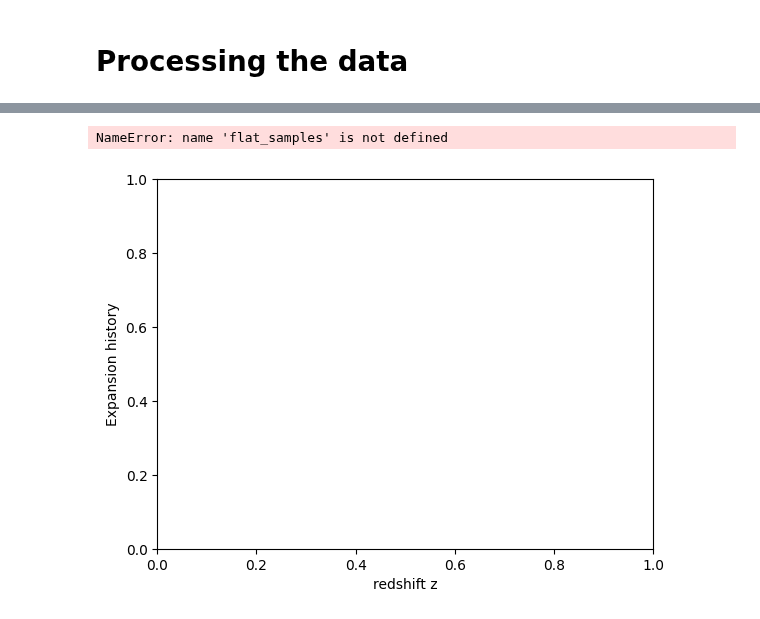
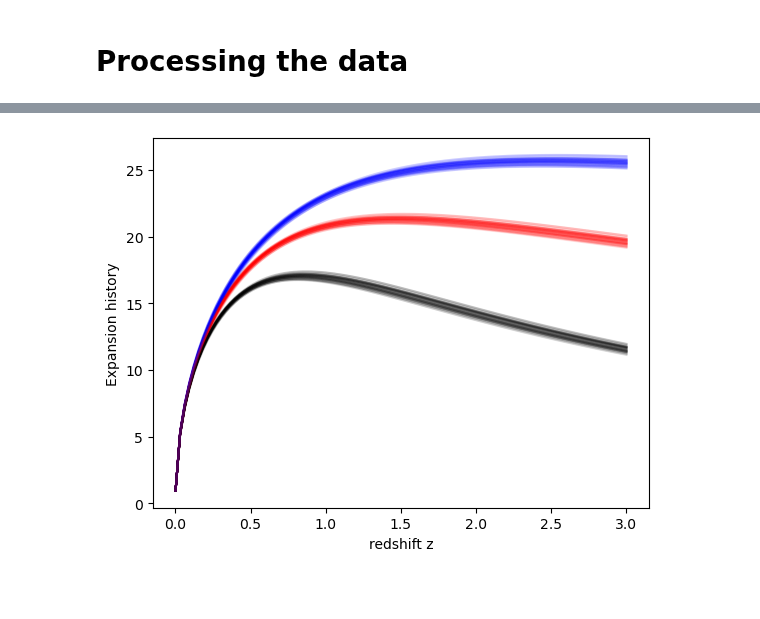
Before and after one commit to CarolaZano/4DEGB-tests, a Jupyter notebook: Parameter_inference/Combined/MCMC_combined_latest_V.ipynb, the cells around one changed output, grey strips where cells are left out. Saved outputs shown, nothing was run; the diff lists cells and outputs as text; code cells hidden in the pictures; blank space fills up the shorter version.

```diff
--- a/Parameter_inference/Combined/MCMC_combined_latest_V.ipynb
+++ b/Parameter_inference/Combined/MCMC_combined_latest_V.ipynb
@@ -223,11 +223,11 @@ def log_likelihood_DR16_LYA(theta , df):
         return ans
 # %%
 def log_prior(theta):
-    Omg_c, Omg_b, h, alpha_t, Omg_k = theta
-
+    Omg_c, Omg_b, h, alpha_t = theta
+    Omg_k = 0
     wb = Omg_b*h**2
     wm = (Omg_c + Omg_b)*h**2
-    if 0.025 < wm < 0.64 and 0.0025 < wb < 0.25 and 0 < Omg_c < 1 and 0 < h < 1 and -1e-50 < alpha_t < 1 and -1e-1 < Omg_k < 1e1:
+    if 0.025 < wm < 0.64 and 0.0025 < wb < 0.25 and 0 < Omg_c < 1 and 0 < h < 1 and -1e-50 < alpha_t < 5.68e-36:
         return 0.0
     return -np.inf
 # %%
@@ -363,7 +363,7 @@ df_DMDH_LYA_cross = pd.read_csv('~/4DEGB/4DEGB_data/SDSS_BOSS_data/DR16_LYA_cros
 #We choose Omg_c = np.linspace(0,1,100), Omg_b = 0.05 and h = 1.6 to span the likelihood
 
 for i in range(100):
-    theta = [np.linspace(0,1,100)[i], 0.05, 1.6,0,0]
+    theta = [np.linspace(0,1,100)[i], 0.05, 1.6,0]
     Omg_r = (2.47e-5*1.6**-2)*1.6949484 # last factor due to neutrinos
     plt.scatter(D_V_H0([0.15,0.15],[np.linspace(0,1,100)[i] , 0.05 , 0 , Omg_r ,0,0])[0]/r_d_H0([np.linspace(0,1,100)[i] , 0.05 , 0 , Omg_r ,0,0],1.6),log_likelihood_MGS(theta,df_DV_MGS), color = "b")
     plt.scatter(D_V_H0([0.15,0.15],[np.linspace(0,1,100)[i] , 0.05 , 0 , Omg_r ,0,0])[0]/r_d_H0([np.linspace(0,1,100)[i] , 0.05 , 0 , Omg_r ,0,0],1.6),log_likelihood_DR16_ELG(theta,df_DV_DR16_ELG), color = "r")
@@ -500,15 +500,14 @@ plt.ylabel("Expansion history");
 # Choose the seed parameters.
 Omg_c_est = 0.3
 h_est = 0.5
-alpha_t_est = 1e-1
+alpha_t_est = 1e-40
 Omg_b_est = 0.05
-Omg_k_est = 0
 # %%
 #MCMC method
 
 # initializing the walkers in a tiny Gaussian ball around the maximum likelihood result
 #and then run 10,000 steps of MCMC
-pos = [Omg_c_est , Omg_b_est, h_est, alpha_t_est, Omg_k_est] + 1e-4 * np.random.randn(50, 5)
+pos = np.append([Omg_c_est , Omg_b_est, h_est] + 1e-4 * np.random.randn(50, 3), [alpha_t_est]+ 1e-40 * np.random.randn(50, 1), axis = 1)
 nwalkers, ndim = pos.shape
 
 sampler = emcee.EnsembleSampler(
@@ -567,22 +583,21 @@ for i in range(ndim):
 # %%
 # --- PLOT DATA WITH ESTIMATED PARAMS -----
 
 # BAO
 
 # dataplt.legend()
 plt.xlabel("redshift z")
 plt.ylabel("Expansion history");
 
 xl = np.linspace(0.001,3,int(1e2))
-for Omg_c, Omg_b, h, alpha_t, Omg_k in flat_samples[np.random.randint(len(flat_samples), size=50)]:
-
+for Omg_c, Omg_b, h, alpha_t in flat_samples[np.random.randint(len(flat_samples), size=50)]:
+    Omg_k = 0
     Omg_r = (2.47e-5*h**-2)*1.6949484
     plt.plot(xl, np.sqrt(xl)*D_H_H0(xl,[Omg_c , Omg_b, Omg_k , Omg_r , alpha_t , 0])/r_d_H0([Omg_c , Omg_b, Omg_k , Omg_r , alpha_t , 0],h), color="k", alpha=0.1)
     plt.plot(xl, D_V_H0(xl,[Omg_c , Omg_b , Omg_k , Omg_r , alpha_t , 0])/(r_d_H0([Omg_c , Omg_b , Omg_k , Omg_r , alpha_t , 0],h)*np.sqrt(xl)), color="r", alpha=0.1)
     plt.plot(xl, D_M_H0(xl,[Omg_c , Omg_b ,Omg_k , Omg_r , alpha_t , 0])/(r_d_H0([Omg_c ,Omg_b , Omg_k , Omg_r , alpha_t , 0],h)*np.sqrt(xl)), color="b", alpha=0.1)
 # %% [output]
-NameError: name 'flat_samples' is not defined
-[figure, old version]
+[figure, new version]
 # %%
 # --- SNe: PLOT DATA WITH ESTIMATED PARAMS -----
 
```
Also changed, not shown: parts of 13 cells of this notebook.
